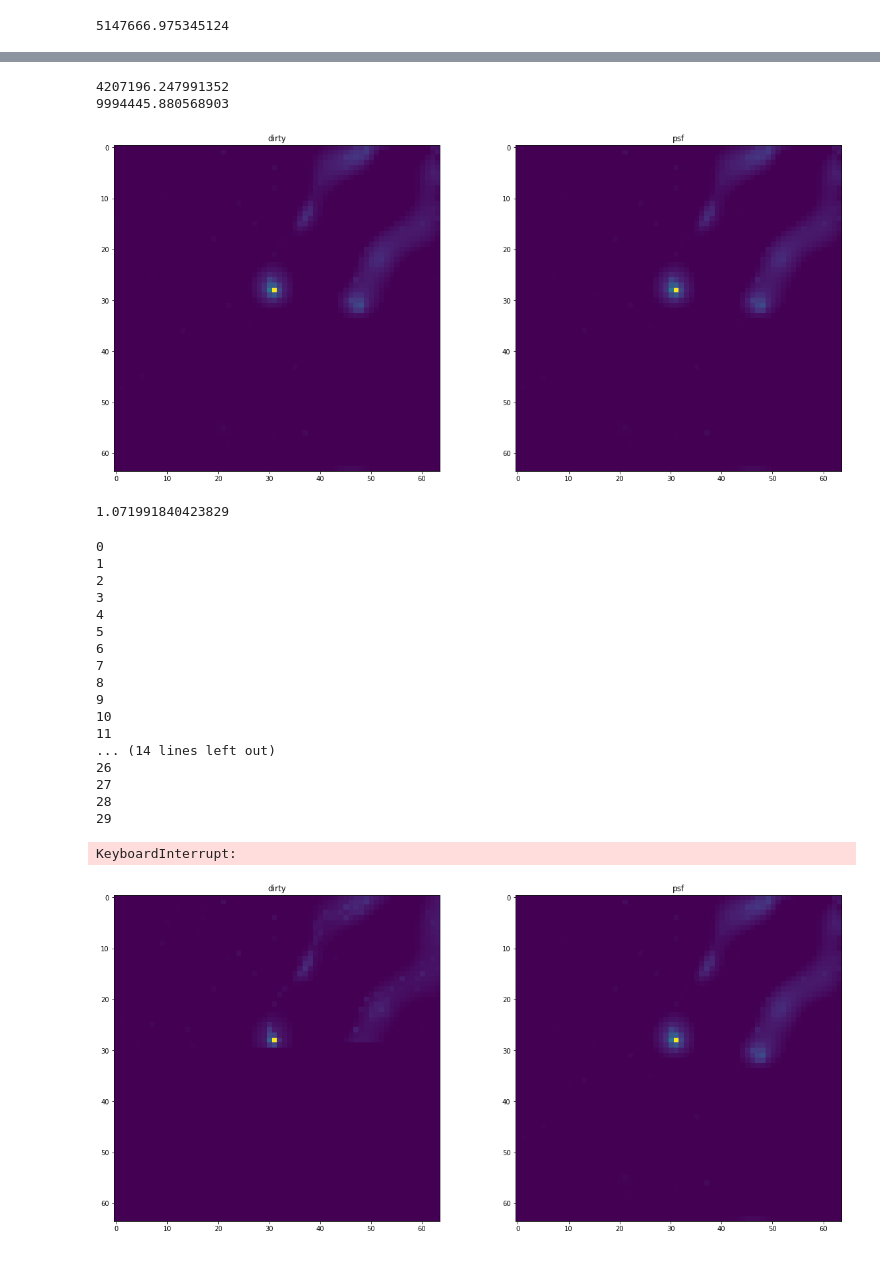
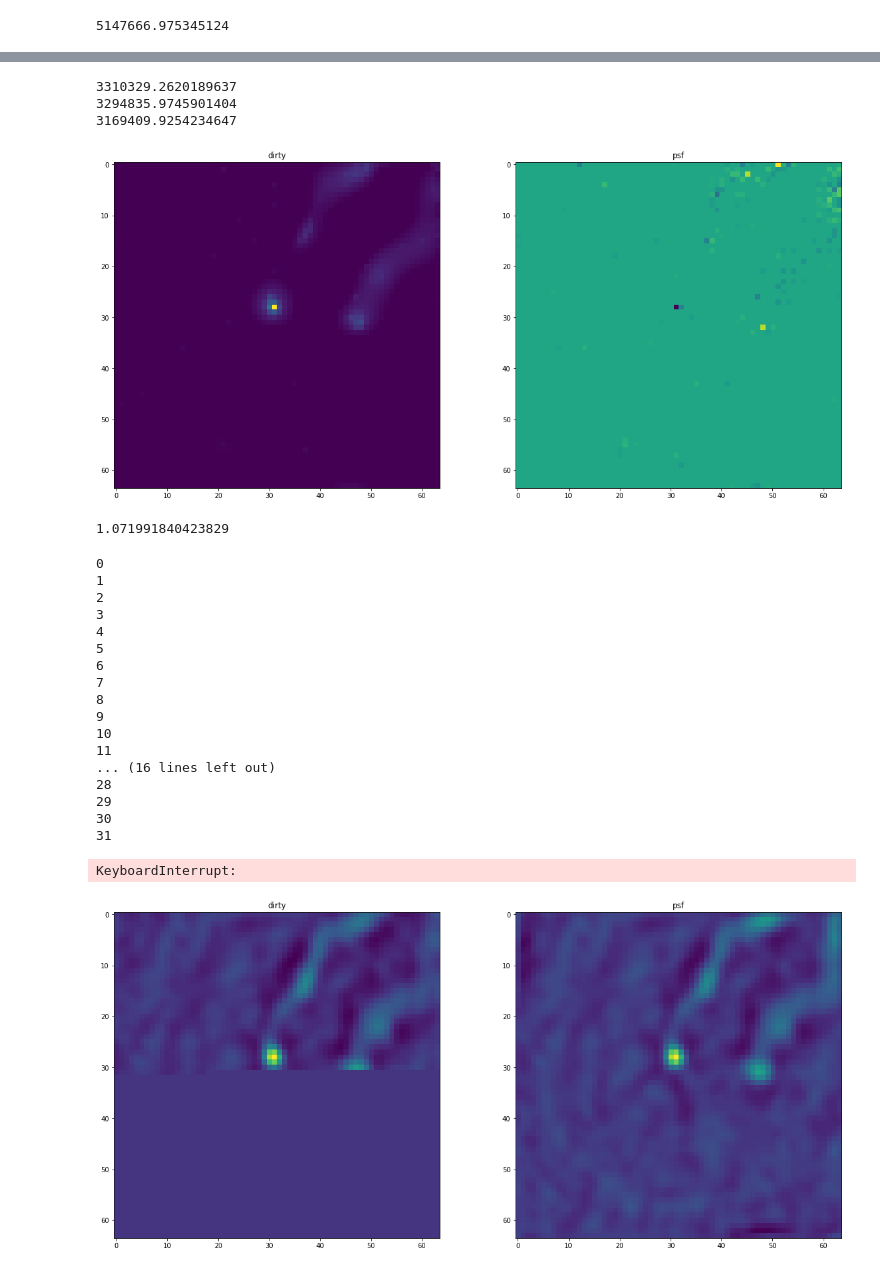
Before and after one commit to lord-blueberry/p8-pipeline, a Jupyter notebook: sandbox/ipython_workspace/CD_Try.ipynb, the cells around one changed output, grey strips where cells are left out. Cells and saved outputs as stored; diff of their text form; code cells hidden in the pictures.

```diff
--- a/sandbox/ipython_workspace/CD_Try.ipynb
+++ b/sandbox/ipython_workspace/CD_Try.ipynb
@@ -492 +488,12 @@ print(np.sum(np.square(np.real(res))+np.square(np.imag(res))))
+# %%
+res, x_w0 = coordinate_descent(res, x_w0, x_w0_active, p_prepped, (1-conv_vis0), conv_vis_all, lambda_cs)
+print(np.sum(np.square(np.real(res))+np.square(np.imag(res))))
+res, x_w1 = coordinate_descent(res, x_w1, x_w1_active, p_prepped, (conv_vis0-conv_vis1), conv_vis_all, lambda_cs)
+print(np.sum(np.square(np.real(res))+np.square(np.imag(res))))
+res, x_c2 = coordinate_descent(res, x_c2, x_c2_active, p_prepped, conv_vis1, conv_vis_all, lambda_cs)
+print(np.sum(np.square(np.real(res))+np.square(np.imag(res))))
+# %% [output]
+3310329.2620189637
+3294835.9745901404
+3169409.9254234647
 # %%
@@ -495,7 +500,0 @@ x_active = x_2.copy()
-# %%
-print(np.sum(np.square(np.real(res))+np.square(np.imag(res))))
-res, x_2 = coordinate_descent(res, x_2, x_active, p_prepped, (1-conv_vis0)+(1-conv_vis1)+(conv_vis1), conv_vis_all, lambda_cs)
-print(np.sum(np.square(np.real(res))+np.square(np.imag(res))))
-# %% [output]
-4207196.247991352
-9994445.880568903
@@ -504,7 +501,7 @@ x_w0_comparison = soft_thresh(x - np.reshape(np.dot(conv_pix0, x.flatten()), dim
 # %%
-plot_comparison(x_c2+x_w0+x_w1, 'dirty', original, "psf")
+plot_comparison(secure_copy, 'dirty', original-secure_copy, "psf")
 # %% [output]
-[figure, old version]
+[figure, new version]
 # %%
 x_w0_comparison[x_w0_comparison > 0 ] = 1
 # %%
@@ -531,6 +530,6 @@ def transform(res, x, p, conv, conv_mat, lambda_cs):
 # %%
 pure = np.zeros(dim)
-transform(y, pure, p_prepped, (1-conv_vis0)+(1-conv_vis1)+(conv_vis1), conv_vis_all, lambda_cs)
+transform(y, pure, p_prepped, (conv_vis0 - conv_vis1), conv_vis_all, 0.0)
 #transform(y, pure, p_prepped, (1-conv_vis0), conv_vis_all, lambda_cs)
 # %% [output]
 0
@@ -545,13 +544,13 @@ transform(y, pure, p_prepped, (1-conv_vis0)+(1-conv_vis1)+(conv_vis1), conv_vis_
 9
 10
 11
-... (14 lines left out)
-26
-27
+... (16 lines left out)
 28
 29
+30
+31
 KeyboardInterrupt:
 # %%
-plot_comparison(pure, 'dirty', original, "psf")
+plot_comparison(pure, 'dirty', w1, "psf")
 # %% [output]
-[figure, old version]
+[figure, new version]
```
Also changed, not shown: parts of 10 cells of this notebook, 3 other files.
